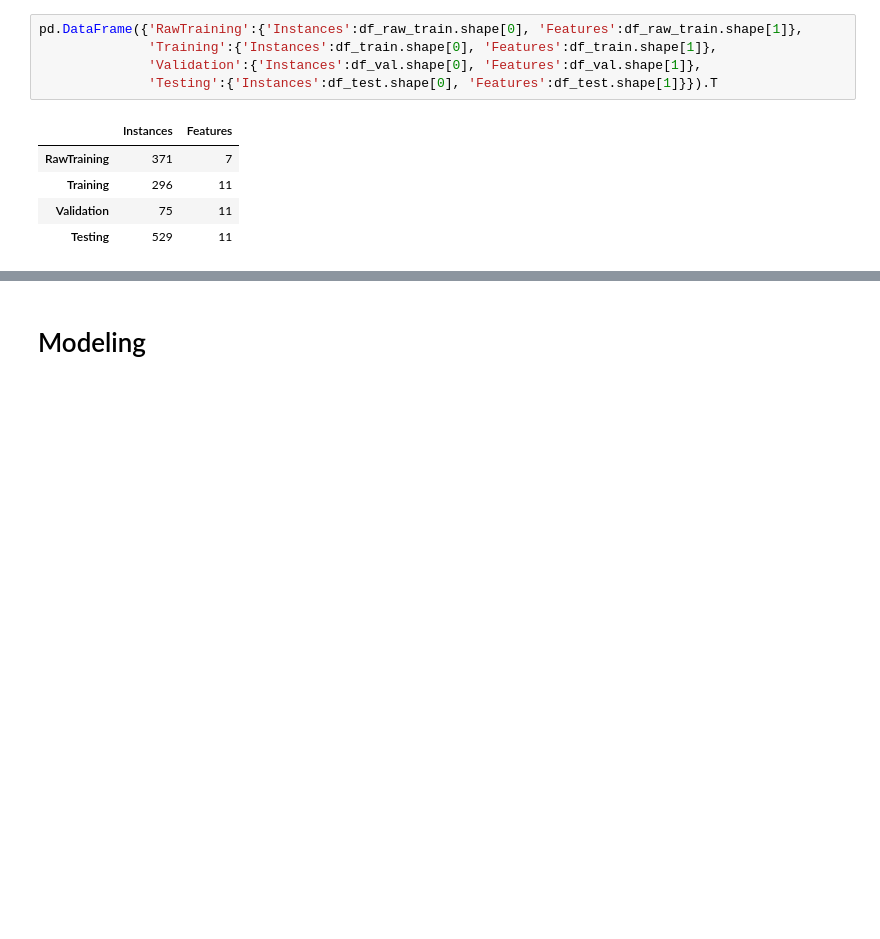
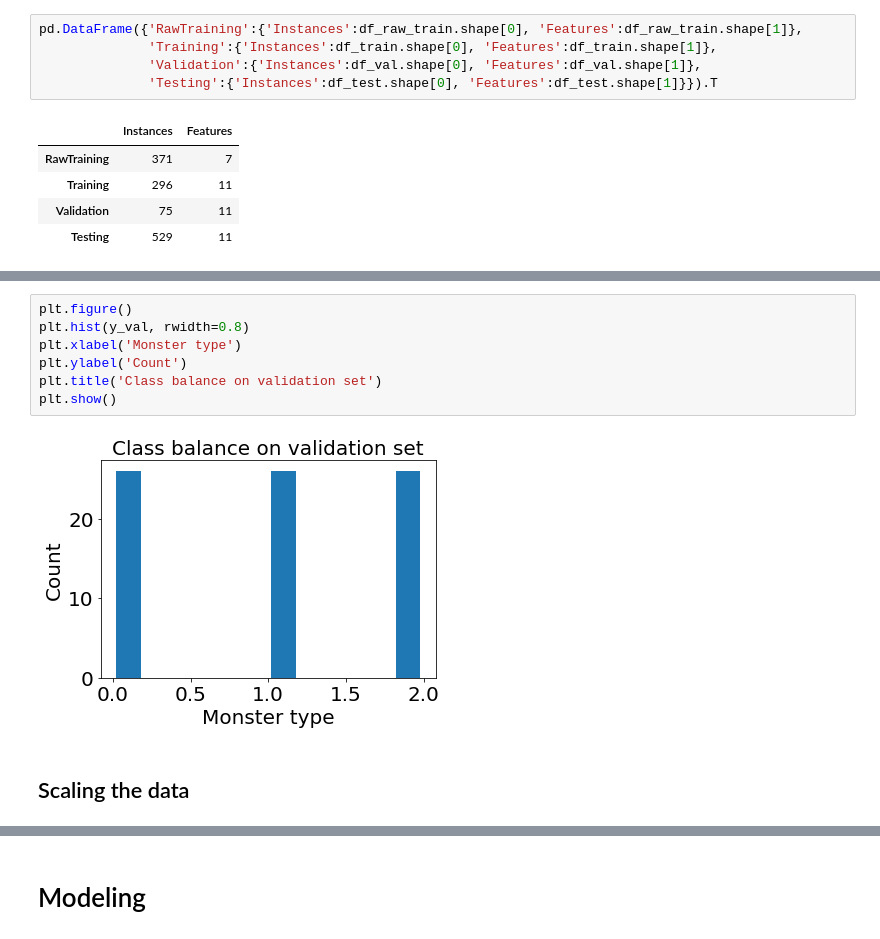
Before and after one commit to rajkumarcm/MachineLearning, a Jupyter notebook: Homework3/Homework_3.ipynb, the cells around one changed output, grey strips where cells are left out. Drawn from its saved outputs; the diff is of its cells as text; blank space fills up the shorter version.

```diff
--- a/Homework3/Homework_3.ipynb
+++ b/Homework3/Homework_3.ipynb
@@ -465,0 +463,11 @@ pd.DataFrame({'RawTraining':{'Instances':df_raw_train.shape[0], 'Features':df_ra
+# %%
+plt.figure()
+plt.hist(y_val, rwidth=0.8)
+plt.xlabel('Monster type')
+plt.ylabel('Count')
+plt.title('Class balance on validation set')
+plt.show()
+# %% [output]
+[figure, added]
+# %% [markdown]
+## Scaling the data
```
Also changed, not shown: parts of 54 cells of this notebook.
